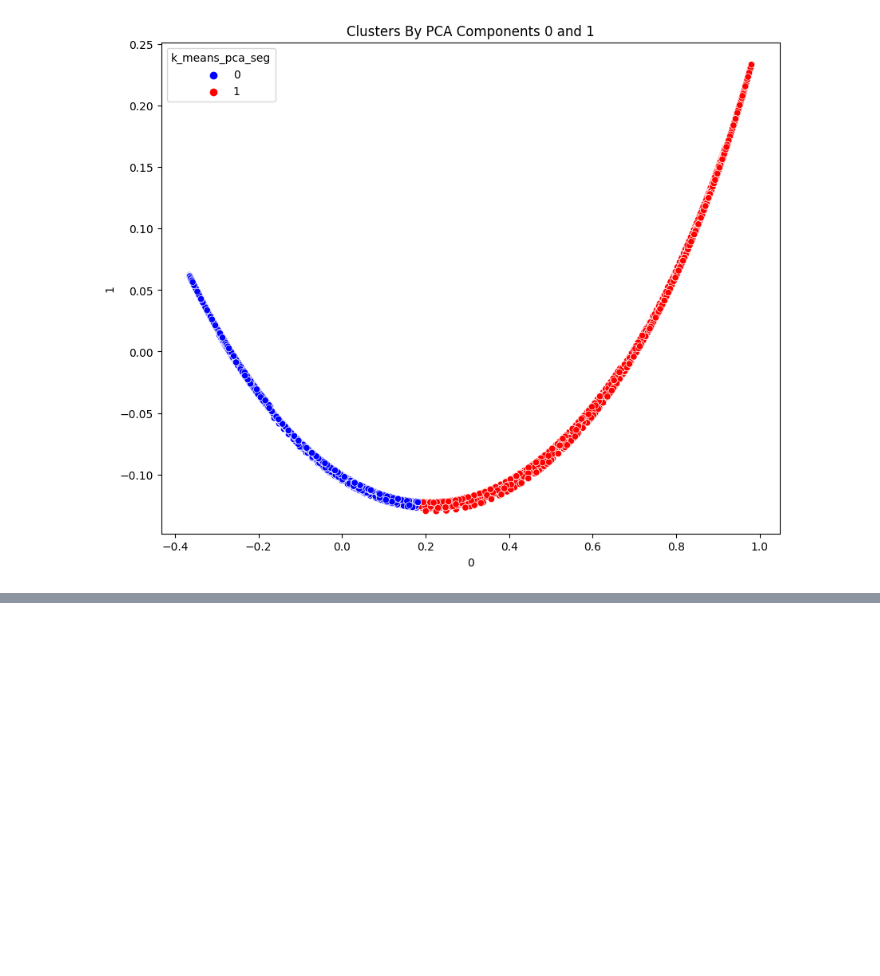
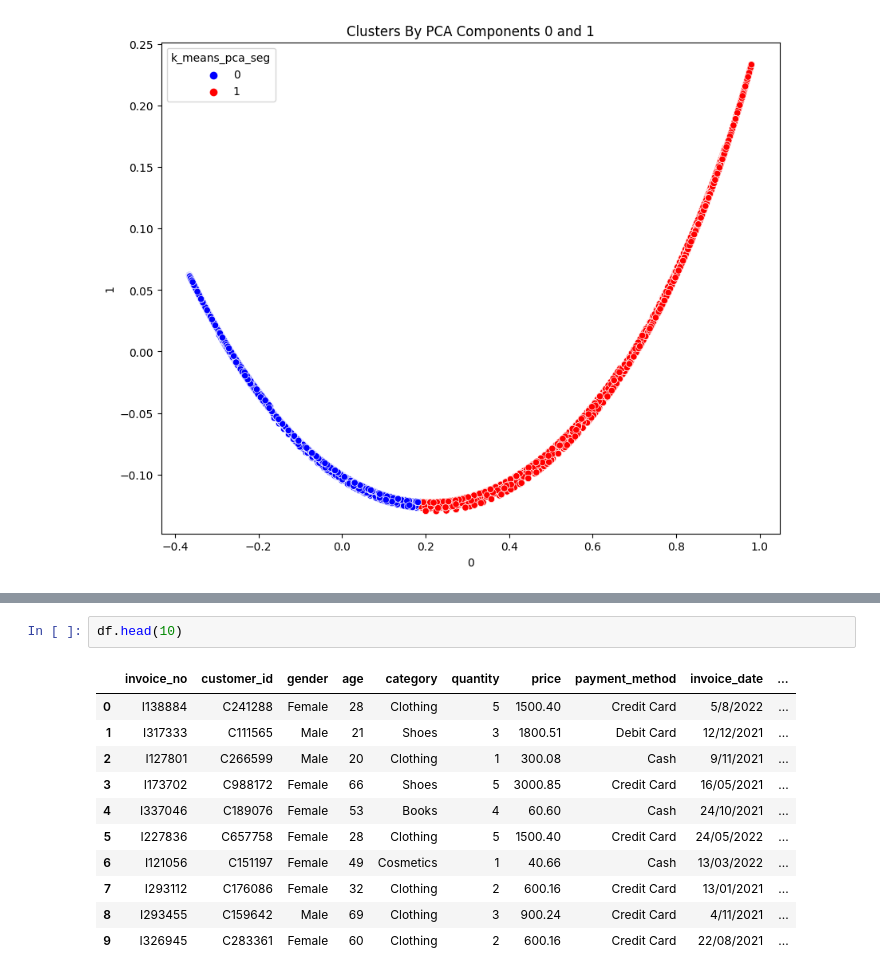
Before and after one commit to fstewart1986/kmeans, a Jupyter notebook: kmeans.ipynb, the cells around one changed output, grey strips where cells are left out. Cells and saved outputs as stored; diff of their text form; blank space fills up the shorter version.

```diff
--- a/kmeans.ipynb
+++ b/kmeans.ipynb
@@ -189,0 +294,14 @@ plt.show()
+# %%
+df.head(10)
+# %% [output]
+|  | invoice_no | customer_id | gender | age | category | quantity | price | payment_method | invoice_date | ... |
+| 0 | I138884 | C241288 | Female | 28 | Clothing | 5 | 1500.40 | Credit Card | 5/8/2022 | ... |
+| 1 | I317333 | C111565 | Male | 21 | Shoes | 3 | 1800.51 | Debit Card | 12/12/2021 | ... |
+| 2 | I127801 | C266599 | Male | 20 | Clothing | 1 | 300.08 | Cash | 9/11/2021 | ... |
+| 3 | I173702 | C988172 | Female | 66 | Shoes | 5 | 3000.85 | Credit Card | 16/05/2021 | ... |
+| 4 | I337046 | C189076 | Female | 53 | Books | 4 | 60.60 | Cash | 24/10/2021 | ... |
+| 5 | I227836 | C657758 | Female | 28 | Clothing | 5 | 1500.40 | Credit Card | 24/05/2022 | ... |
+| 6 | I121056 | C151197 | Female | 49 | Cosmetics | 1 | 40.66 | Cash | 13/03/2022 | ... |
+| 7 | I293112 | C176086 | Female | 32 | Clothing | 2 | 600.16 | Credit Card | 13/01/2021 | ... |
+| 8 | I293455 | C159642 | Male | 69 | Clothing | 3 | 900.24 | Credit Card | 4/11/2021 | ... |
+| 9 | I326945 | C283361 | Female | 60 | Clothing | 2 | 600.16 | Credit Card | 22/08/2021 | ... |
```
Also changed, not shown: parts of 20 cells of this notebook.
